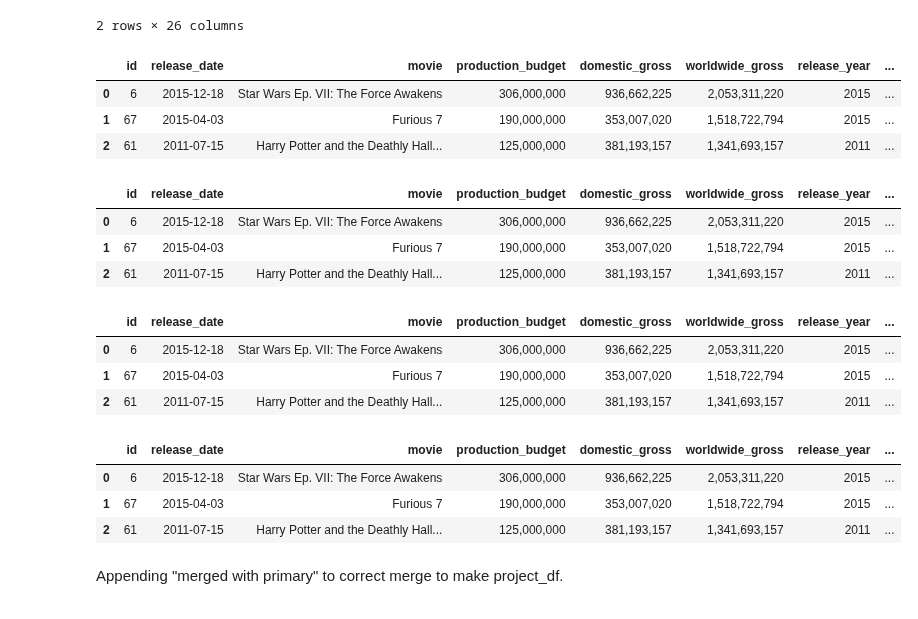
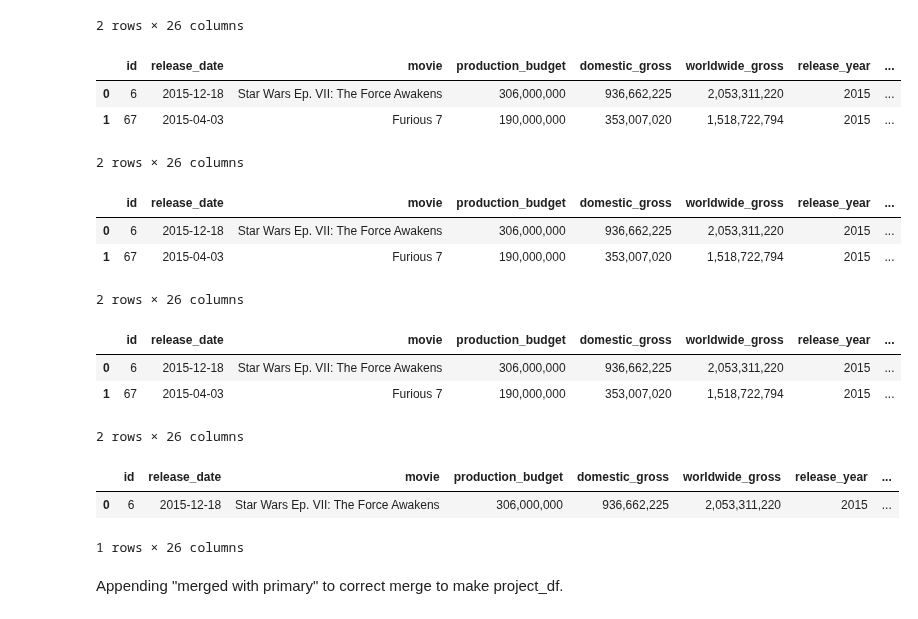
Before and after one commit to jxn628/dsc-phase-1-project, a Jupyter notebook: student.ipynb, the cells around one changed output. Saved outputs shown, nothing was run; the diff lists cells and outputs as text; code cells hidden in the pictures.

```diff
--- a/student.ipynb
+++ b/student.ipynb
@@ -411,29 +412,29 @@ merged_with_primary.head(2)
 2 rows × 26 columns
 # %%
 merged_with_primary = merged_with_primary.drop(merged_with_primary.columns[9:16], axis = 1)
-merged_with_primary.head(3)
+merged_with_primary.head(2)
 # %% [output]
 |  | id | release_date | movie | production_budget | domestic_gross | worldwide_gross | release_year | ... |
 | 0 | 6 | 2015-12-18 | Star Wars Ep. VII: The Force Awakens | 306,000,000 | 936,662,225 | 2,053,311,220 | 2015 | ... |
 | 1 | 67 | 2015-04-03 | Furious 7 | 190,000,000 | 353,007,020 | 1,518,722,794 | 2015 | ... |
-| 2 | 61 | 2011-07-15 | Harry Potter and the Deathly Hall... | 125,000,000 | 381,193,157 | 1,341,693,157 | 2011 | ... |
+2 rows × 26 columns
 # %%
 merged_with_primary = merged_with_primary.drop(merged_with_primary.columns[9], axis = 1)
-merged_with_primary.head(3)
+merged_with_primary.head(2)
 # %% [output]
 |  | id | release_date | movie | production_budget | domestic_gross | worldwide_gross | release_year | ... |
 | 0 | 6 | 2015-12-18 | Star Wars Ep. VII: The Force Awakens | 306,000,000 | 936,662,225 | 2,053,311,220 | 2015 | ... |
 | 1 | 67 | 2015-04-03 | Furious 7 | 190,000,000 | 353,007,020 | 1,518,722,794 | 2015 | ... |
-| 2 | 61 | 2011-07-15 | Harry Potter and the Deathly Hall... | 125,000,000 | 381,193,157 | 1,341,693,157 | 2011 | ... |
+2 rows × 26 columns
 # %%
 #dropping indicator column
 merged_with_primary = merged_with_primary.drop(merged_with_primary.columns[16], axis = 1)
-merged_with_primary.head(3)
+merged_with_primary.head(2)
 # %% [output]
 |  | id | release_date | movie | production_budget | domestic_gross | worldwide_gross | release_year | ... |
 | 0 | 6 | 2015-12-18 | Star Wars Ep. VII: The Force Awakens | 306,000,000 | 936,662,225 | 2,053,311,220 | 2015 | ... |
 | 1 | 67 | 2015-04-03 | Furious 7 | 190,000,000 | 353,007,020 | 1,518,722,794 | 2015 | ... |
-| 2 | 61 | 2011-07-15 | Harry Potter and the Deathly Hall... | 125,000,000 | 381,193,157 | 1,341,693,157 | 2011 | ... |
+2 rows × 26 columns
 # %%
 #Renaming the columns which contain _y
 merged_with_primary.rename(columns = {'averagerating_y':'averagerating', 'numvotes_y':'numvotes',
@@ -441,12 +442,11 @@ merged_with_primary.rename(columns = {'averagerating_y':'averagerating', 'numvot
                               'start_year_y': 'start_year', 'runtime_minutes_y': 'runtime_minutes',
                               'genres_y' : 'genres'}, inplace = True)
 # %%
-merged_with_primary.head(3)
+merged_with_primary.head(1)
 # %% [output]
 |  | id | release_date | movie | production_budget | domestic_gross | worldwide_gross | release_year | ... |
 | 0 | 6 | 2015-12-18 | Star Wars Ep. VII: The Force Awakens | 306,000,000 | 936,662,225 | 2,053,311,220 | 2015 | ... |
-| 1 | 67 | 2015-04-03 | Furious 7 | 190,000,000 | 353,007,020 | 1,518,722,794 | 2015 | ... |
-| 2 | 61 | 2011-07-15 | Harry Potter and the Deathly Hall... | 125,000,000 | 381,193,157 | 1,341,693,157 | 2011 | ... |
+1 rows × 26 columns
 # %% [markdown]
 Appending "merged with primary" to correct merge to make project_df.
 # %%
```
Also changed, not shown: parts of 17 cells of this notebook.
